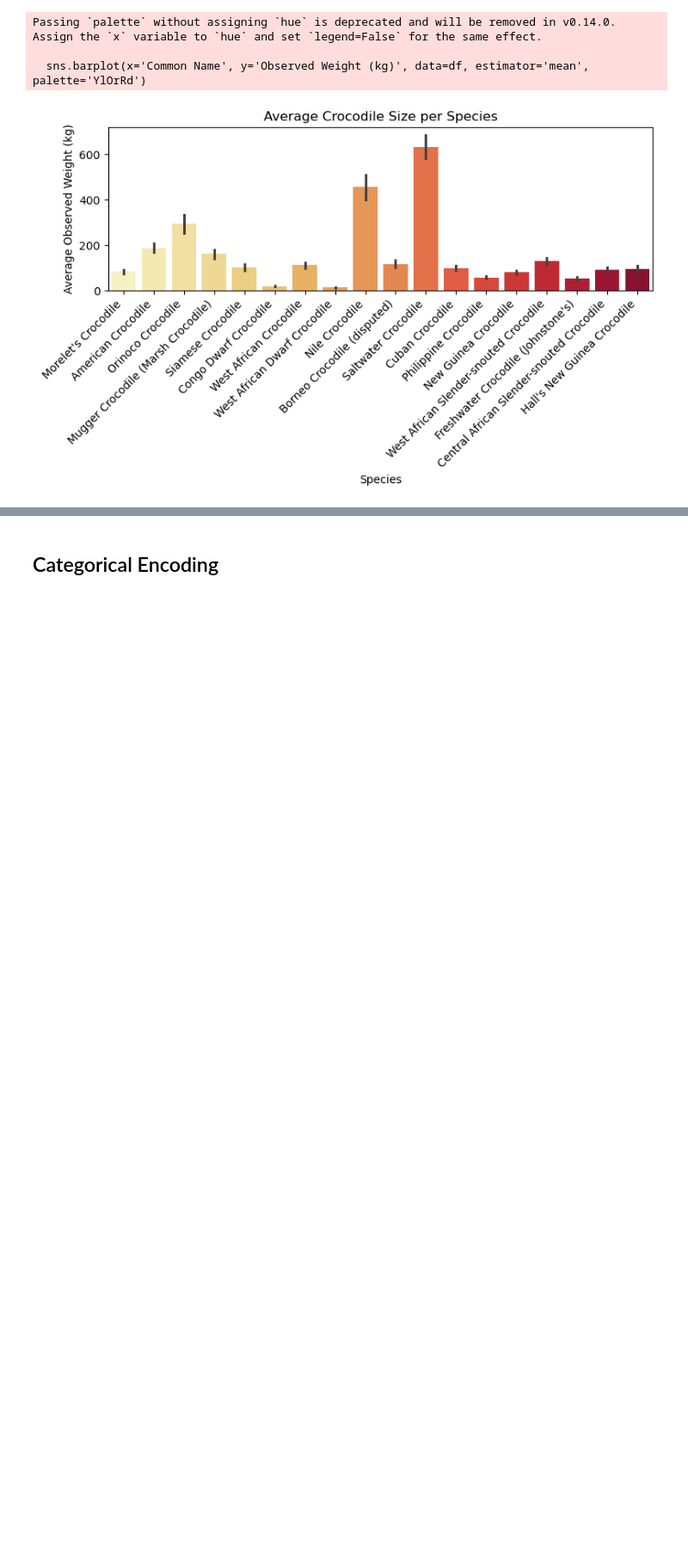
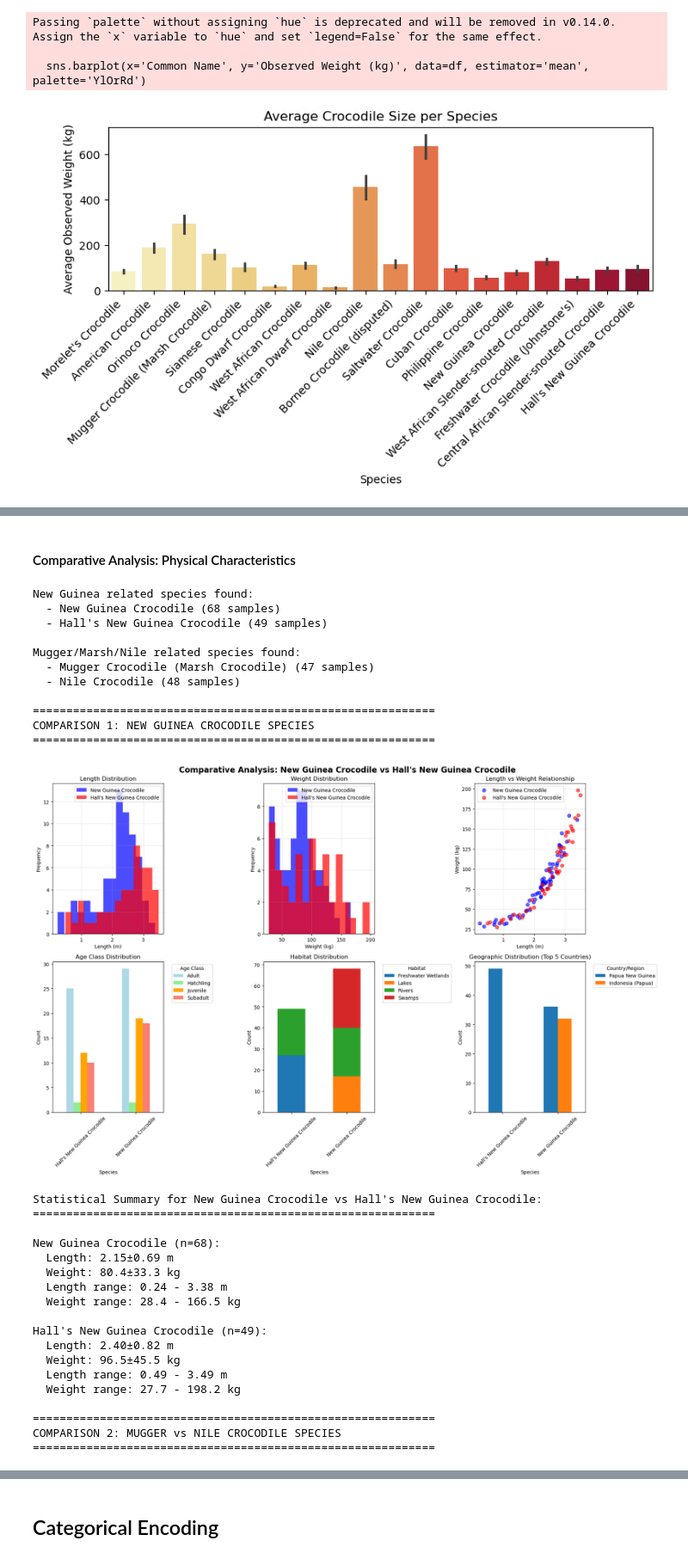
Before and after one commit to RyanWoodzell/Crocodile-Classification, a Jupyter notebook: Crocodile_Random_Forest.ipynb, the cells around one changed output, grey strips where cells are left out. Shown at 86% size. Cells and saved outputs as stored; diff of their text form; code cells hidden in the pictures; blank space fills up the shorter version.

```diff
--- a/Crocodile_Random_Forest.ipynb
+++ b/Crocodile_Random_Forest.ipynb
@@ -104,0 +151,2 @@ Passing `palette` without assigning `hue` is deprecated and will be removed in v
+# %% [markdown]
+#### Comparative Analysis: Physical Characteristics
@@ -104,0 +250,55 @@ Passing `palette` without assigning `hue` is deprecated and will be removed in v
+# %%
+guinea_species = ['New Guinea Crocodile', "Hall's New Guinea Crocodile"]
+mugger_nile_species = ['Mugger Crocodile (Marsh Crocodile)', 'Nile Crocodile']
+
+print("New Guinea related species found:")
+for species in guinea_species:
+    count = (df['Common Name'] == species).sum()
+    print(f"  - {species} ({count} samples)")
+
+print("\nMugger/Marsh/Nile related species found:")
+for species in mugger_nile_species:
+    count = (df['Common Name'] == species).sum()
+    print(f"  - {species} ({count} samples)")
+
+# Create comparisons for both groups
+print(f"\n{'='*60}")
+print("COMPARISON 1: NEW GUINEA CROCODILE SPECIES")
+print(f"{'='*60}")
+compare_species_characteristics(df, guinea_species[0], guinea_species[1])
+
+print(f"\n{'='*60}")
+print("COMPARISON 2: MUGGER vs NILE CROCODILE SPECIES")
+print(f"{'='*60}")
+compare_species_characteristics(df, mugger_nile_species[0], mugger_nile_species[1])
+# %% [output]
+New Guinea related species found:
+  - New Guinea Crocodile (68 samples)
+  - Hall's New Guinea Crocodile (49 samples)
+
+Mugger/Marsh/Nile related species found:
+  - Mugger Crocodile (Marsh Crocodile) (47 samples)
+  - Nile Crocodile (48 samples)
+
+============================================================
+COMPARISON 1: NEW GUINEA CROCODILE SPECIES
+============================================================
+[figure, added]
+Statistical Summary for New Guinea Crocodile vs Hall's New Guinea Crocodile:
+============================================================
+
+New Guinea Crocodile (n=68):
+  Length: 2.15±0.69 m
+  Weight: 80.4±33.3 kg
+  Length range: 0.24 - 3.38 m
+  Weight range: 28.4 - 166.5 kg
+
+Hall's New Guinea Crocodile (n=49):
+  Length: 2.40±0.82 m
+  Weight: 96.5±45.5 kg
+  Length range: 0.49 - 3.49 m
+  Weight range: 27.7 - 198.2 kg
+
+============================================================
+COMPARISON 2: MUGGER vs NILE CROCODILE SPECIES
+============================================================
```
Also changed, not shown: parts of 21 cells of this notebook, 1 other file.
